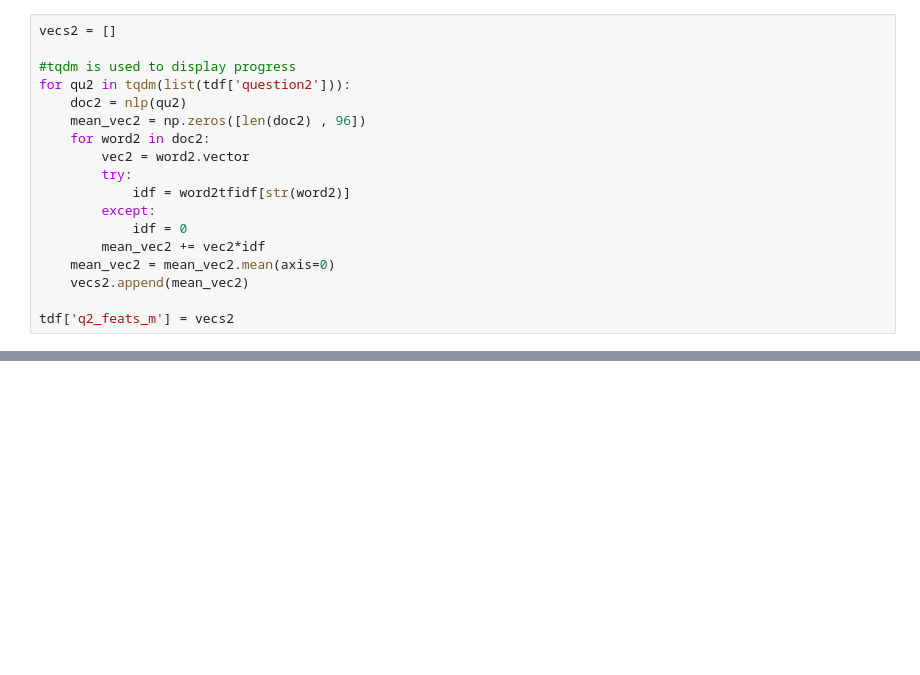
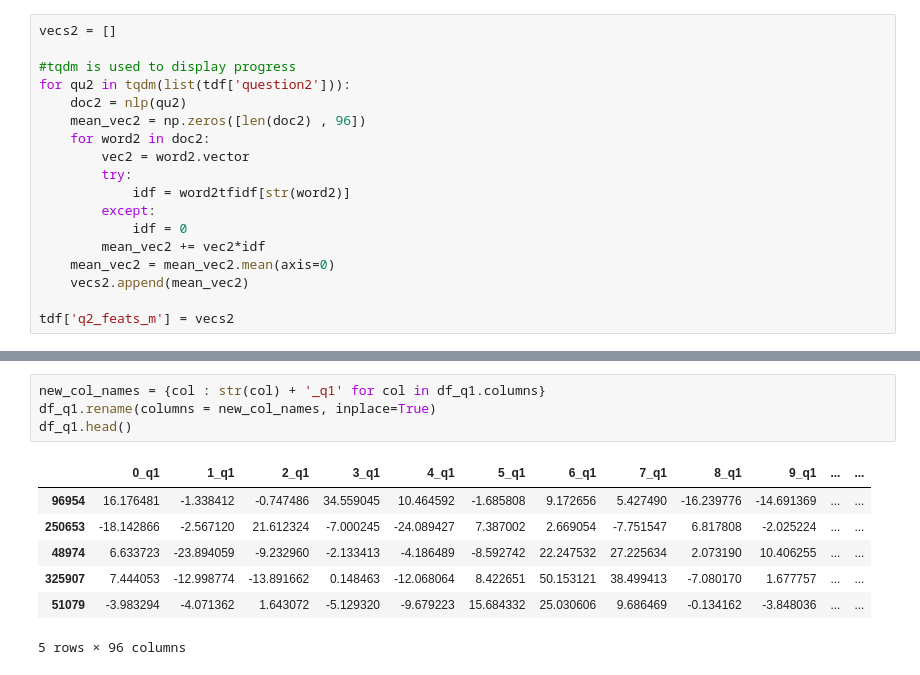
Before and after one commit to SiddhantSoam/Quora_Same_Question_pair, a Jupyter notebook: quora-same-question-pair.ipynb, the cells around one changed output, grey strips where cells are left out. Drawn from its saved outputs; the diff is of its cells as text; blank space fills up the shorter version.

```diff
--- a/quora-same-question-pair.ipynb
+++ b/quora-same-question-pair.ipynb
@@ -776,0 +767,12 @@ df.head()
+# %%
+new_col_names = {col : str(col) + '_q1' for col in df_q1.columns}
+df_q1.rename(columns = new_col_names, inplace=True)
+df_q1.head()
+# %% [output]
+|  | 0_q1 | 1_q1 | 2_q1 | 3_q1 | 4_q1 | 5_q1 | 6_q1 | 7_q1 | 8_q1 | 9_q1 | ... | ... |
+| 96954 | 16.176481 | -1.338412 | -0.747486 | 34.559045 | 10.464592 | -1.685808 | 9.172656 | 5.427490 | -16.239776 | -14.691369 | ... | ... |
+| 250653 | -18.142866 | -2.567120 | 21.612324 | -7.000245 | -24.089427 | 7.387002 | 2.669054 | -7.751547 | 6.817808 | -2.025224 | ... | ... |
+| 48974 | 6.633723 | -23.894059 | -9.232960 | -2.133413 | -4.186489 | -8.592742 | 22.247532 | 27.225634 | 2.073190 | 10.406255 | ... | ... |
+| 325907 | 7.444053 | -12.998774 | -13.891662 | 0.148463 | -12.068064 | 8.422651 | 50.153121 | 38.499413 | -7.080170 | 1.677757 | ... | ... |
+| 51079 | -3.983294 | -4.071362 | 1.643072 | -5.129320 | -9.679223 | 15.684332 | 25.030606 | 9.686469 | -0.134162 | -3.848036 | ... | ... |
+5 rows × 96 columns
```
Also changed, not shown: parts of 23 cells of this notebook.
